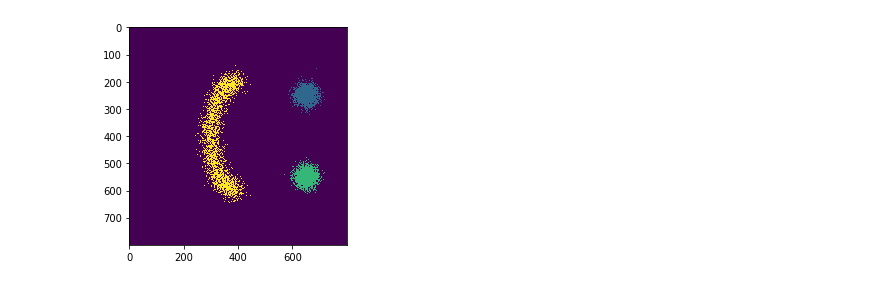
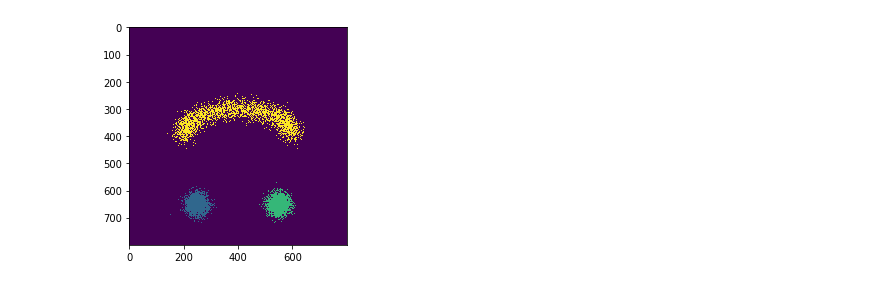
Before and after one commit to iisuslik43/dul, a Jupyter notebook: HW2.ipynb, the cells around one changed output. Drawn from its saved outputs; the diff is of its cells as text; code cells hidden in the pictures.

```diff
--- a/HW2.ipynb
+++ b/HW2.ipynb
@@ -40,11 +40,11 @@ X_train, X_test, y_train, y_test = train_test_split(X, y, test_size=0.2, random_
 # %%
 image = np.zeros((800, 800))
 for (x1, x2), y1 in zip(X, y):
-  image[int(x1 * 100 + 400)][int(x2 * 100 + 400)] = y1 + 1
+  image[int(x2 * 100 + 400)][int(x1 * 100 + 400)] = y1 + 1
 plt.imshow(image)
 plt.show()
 # %% [output]
-[figure, old version]
+[figure, new version]
 # %%
 class MaskedLinear(nn.Linear):
     def __init__(self, in_features, out_features, ms, bias=True):
```
Also changed, not shown: parts of 15 cells of this notebook.
